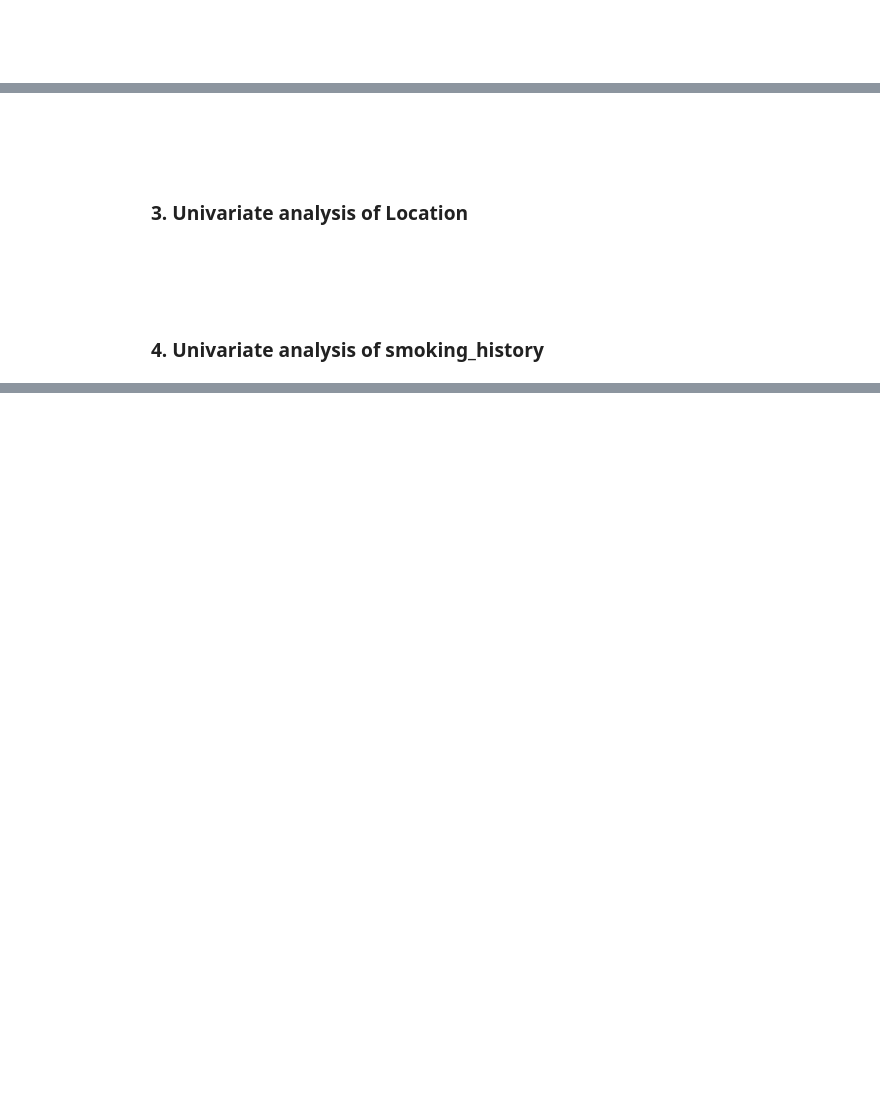
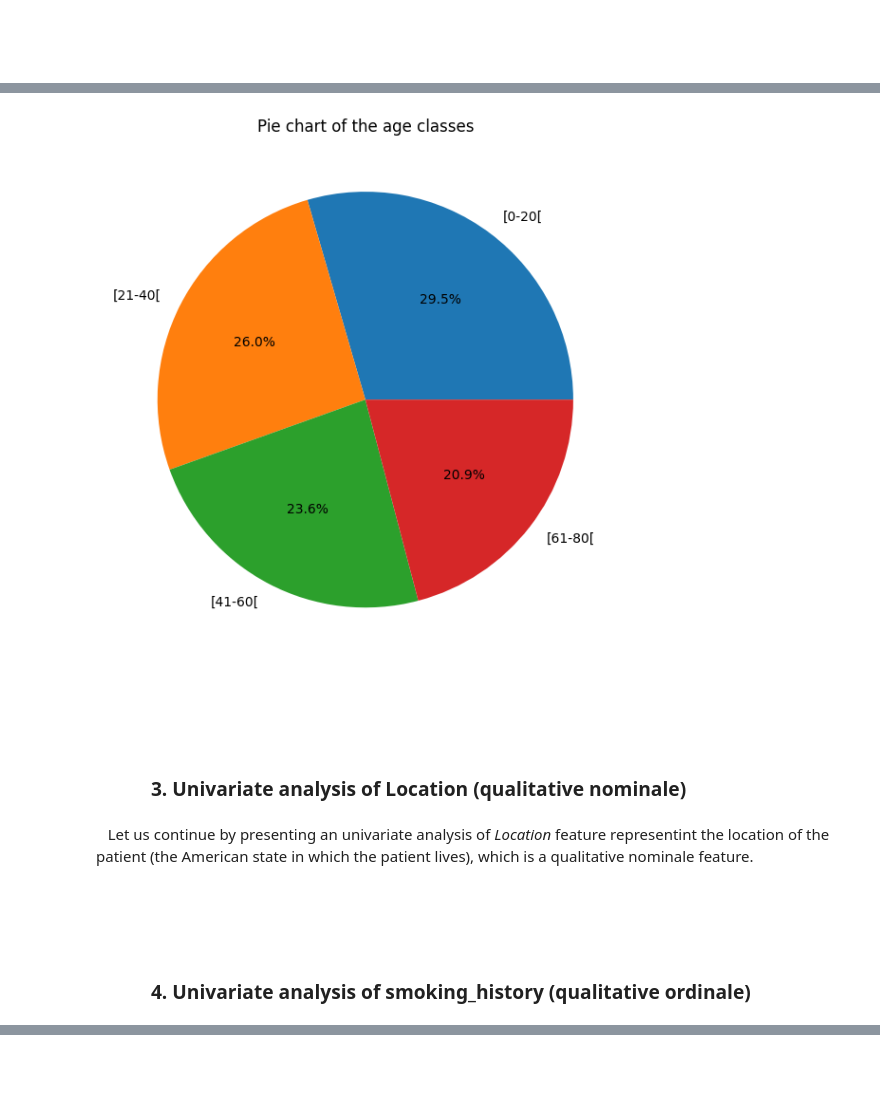
Before and after one commit to RefaelAharouni/Project_Machine_Learning_Refael_Venkatsai_Norbert_William, a Jupyter notebook: Project_Machine_Learning_Refael_Venkatsai_Norbert_William.ipynb, the cells around one changed output, grey strips where cells are left out. Cells and saved outputs as stored; diff of their text form; code cells hidden in the pictures; blank space fills up the shorter version.

```diff
--- a/Project_Machine_Learning_Refael_Venkatsai_Norbert_William.ipynb
+++ b/Project_Machine_Learning_Refael_Venkatsai_Norbert_William.ipynb
@@ -319,0 +330,15 @@ plt.show()
+# %%
+plt.figure(figsize = (8, 6))
+valuecounts, bins, _ = plt.hist(data["bmi"], bins = 5, edgecolor = "black", linewidth = 1.2, weights = np.ones(len(data)) / len(data)) # We add the parameter np.ones(len(data))/len(data) to print the histogram in frequency
+
+# We center the text indicating the class at the top of each rectangle of the histogram
+labels = [f"[{round(bins[i], 1)} - {round(bins[i+1], 1)}[" for i in range(len(bins) - 1)]
+centeredLabels = [(bins[i+1] + bins[i])/2 for i in range(len(bins) - 1)]
+for i, j, k in zip(centeredLabels, labels, valuecounts):
+  plt.text(i, k + max(valuecounts)/100, j, ha = "center", color = "red", fontweight = "bold")
+
+plt.title("Histogram by frequency of BMI classes")
+plt.xlabel("BMI")
+plt.ylabel("Occurrences of each class")
+plt.grid(axis='y', linestyle='-', alpha=0.7) # We add a grid to make the representation easier to understand
+plt.show()
@@ -323,0 +390,3 @@ plt.show()
+# %%
+classes = pd.cut(data["age"], bins = [0, 20, 40, 60, 80], labels = ["0-20", "21-40", "41-60", "61-80"], include_lowest = True)
+pd.DataFrame({"Occurrencies": classes.value_counts().sort_index(), "Frequencies" : classes.value_counts(normalize = True).sort_index()})
@@ -324,8 +413,18 @@ plt.show()
+# %%
+plt.figure(figsize = (6,6))
+plt.pie(classes.value_counts(), labels = [f"[{str(i)}[" for i in classes.value_counts().sort_index().index], autopct = '%1.1f%%')
+plt.title("Pie chart of the age classes")
+plt.tight_layout()
+plt.show()
+# %% [output]
+[figure, added]
 # %% [markdown]
 <br><br>
 # %% [markdown]
-### &nbsp;&nbsp;&nbsp;&nbsp;&nbsp;&nbsp;&nbsp;&nbsp;&nbsp;&nbsp;&nbsp;**3. Univariate analysis of Location**
+### &nbsp;&nbsp;&nbsp;&nbsp;&nbsp;&nbsp;&nbsp;&nbsp;&nbsp;&nbsp;&nbsp;**3. Univariate analysis of Location (qualitative nominale)**
+# %% [markdown]
+&nbsp;&nbsp;&nbsp;Let us continue by presenting an univariate analysis of *Location* feature representint the location of the patient (the American state in which the patient lives), which is a qualitative nominale feature.
 # %% [markdown]
 <br><br>
 # %% [markdown]
-### &nbsp;&nbsp;&nbsp;&nbsp;&nbsp;&nbsp;&nbsp;&nbsp;&nbsp;&nbsp;&nbsp;**4. Univariate analysis of smoking_history**
+### &nbsp;&nbsp;&nbsp;&nbsp;&nbsp;&nbsp;&nbsp;&nbsp;&nbsp;&nbsp;&nbsp;**4. Univariate analysis of smoking_history (qualitative ordinale)**
```
Also changed, not shown: parts of 77 cells of this notebook.
